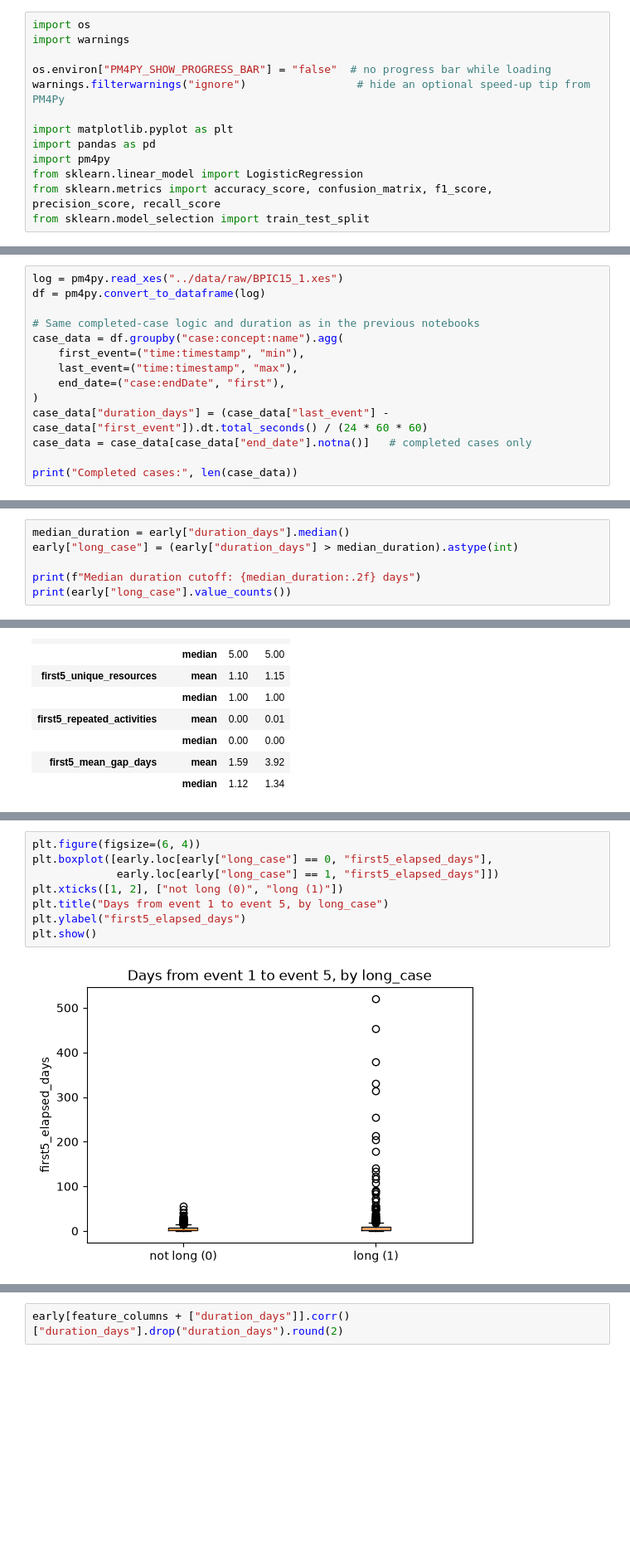
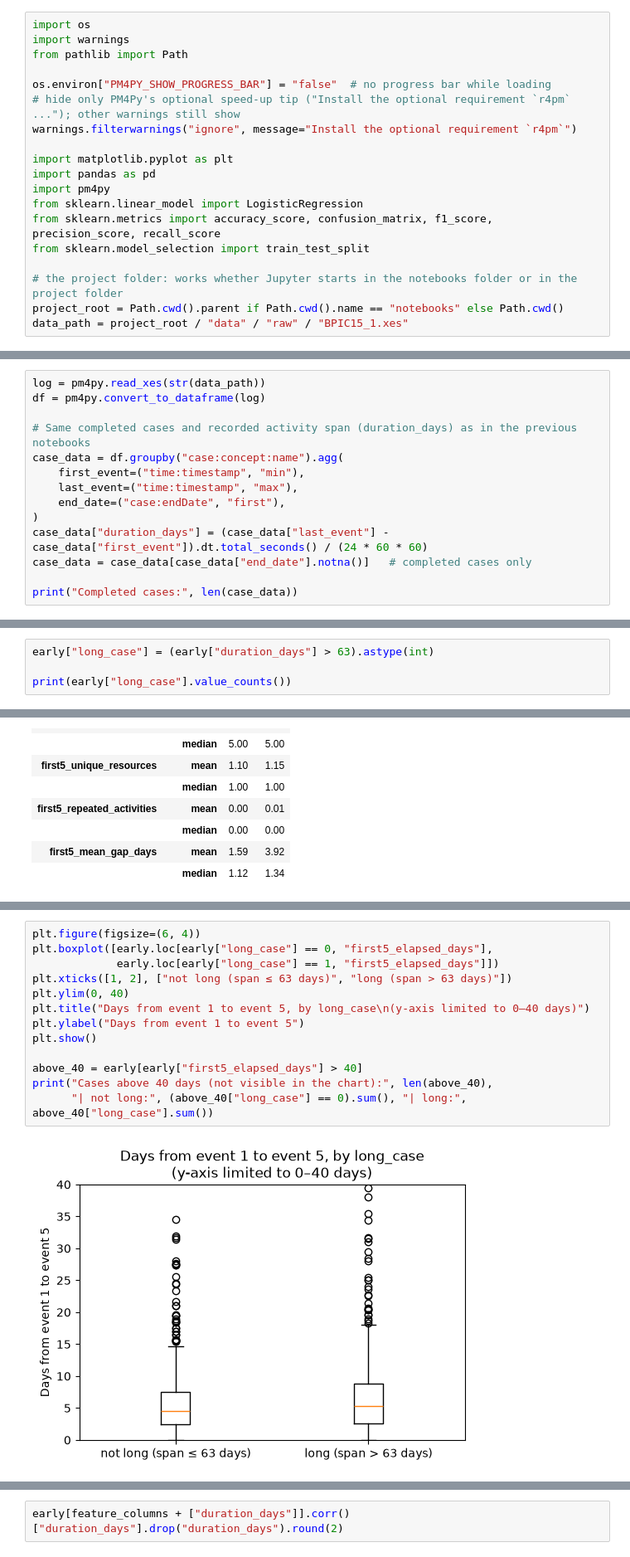
Before and after one commit to cikicali369-glitch/GA-Data-Science-Capstone-Ali, a Jupyter notebook: notebooks/06_early_warning_features_review.ipynb, the cells around one changed output, grey strips where cells are left out. Shown at 83% size. Drawn from its saved outputs; the diff is of its cells as text; blank space fills up the shorter version.

Commit message:
Finalize capstone submission: README, notebook cleanup and verified outputs

```diff
--- a/notebooks/06_early_warning_features_review.ipynb
+++ b/notebooks/06_early_warning_features_review.ipynb
@@ -17,9 +18,11 @@ about whether a case will eventually take a long time.
 # %%
 import os
 import warnings
+from pathlib import Path
 
 os.environ["PM4PY_SHOW_PROGRESS_BAR"] = "false"  # no progress bar while loading
-warnings.filterwarnings("ignore")                 # hide an optional speed-up tip from PM4Py
+# hide only PM4Py's optional speed-up tip ("Install the optional requirement `r4pm` ..."); other warnings still show
+warnings.filterwarnings("ignore", message="Install the optional requirement `r4pm`")
 
 import matplotlib.pyplot as plt
 import pandas as pd
@@ -27,6 +30,10 @@ import pm4py
 from sklearn.linear_model import LogisticRegression
 from sklearn.metrics import accuracy_score, confusion_matrix, f1_score, precision_score, recall_score
 from sklearn.model_selection import train_test_split
+
+# the project folder: works whether Jupyter starts in the notebooks folder or in the project folder
+project_root = Path.cwd().parent if Path.cwd().name == "notebooks" else Path.cwd()
+data_path = project_root / "data" / "raw" / "BPIC15_1.xes"
 # %% [output]
 ============================================================
 
@@ -44,10 +51,10 @@ from sklearn.model_selection import train_test_split
 # %% [markdown]
 *When PM4Py is imported it prints a short welcome and licence message. This is normal and not an error.*
 # %%
-log = pm4py.read_xes("../data/raw/BPIC15_1.xes")
+log = pm4py.read_xes(str(data_path))
 df = pm4py.convert_to_dataframe(log)
 
-# Same completed-case logic and duration as in the previous notebooks
+# Same completed cases and recorded activity span (duration_days) as in the previous notebooks
 case_data = df.groupby("case:concept:name").agg(
     first_event=("time:timestamp", "min"),
     last_event=("time:timestamp", "max"),
@@ -153,7 +162,5 @@ This makes the target easy to understand and avoids choosing an arbitrary number
 # %%
-median_duration = early["duration_days"].median()
-early["long_case"] = (early["duration_days"] > median_duration).astype(int)
+early["long_case"] = (early["duration_days"] > 63).astype(int)
 
-print(f"Median duration cutoff: {median_duration:.2f} days")
 print(early["long_case"].value_counts())
 # %% [output]
@@ -191,10 +215,15 @@ early.groupby("long_case")[feature_columns].agg(["mean", "median"]).T.round(2)
 # %%
 plt.figure(figsize=(6, 4))
 plt.boxplot([early.loc[early["long_case"] == 0, "first5_elapsed_days"],
              early.loc[early["long_case"] == 1, "first5_elapsed_days"]])
-plt.xticks([1, 2], ["not long (0)", "long (1)"])
-plt.title("Days from event 1 to event 5, by long_case")
-plt.ylabel("first5_elapsed_days")
+plt.xticks([1, 2], ["not long (span ≤ 63 days)", "long (span > 63 days)"])
+plt.ylim(0, 40)
+plt.title("Days from event 1 to event 5, by long_case\n(y-axis limited to 0–40 days)")
+plt.ylabel("Days from event 1 to event 5")
 plt.show()
+
+above_40 = early[early["first5_elapsed_days"] > 40]
+print("Cases above 40 days (not visible in the chart):", len(above_40),
+      "| not long:", (above_40["long_case"] == 0).sum(), "| long:", above_40["long_case"].sum())
 # %% [output]
-[figure, old version]
+[figure, new version]
```
Also changed, not shown: parts of 13 cells of this notebook, 16 other files.
